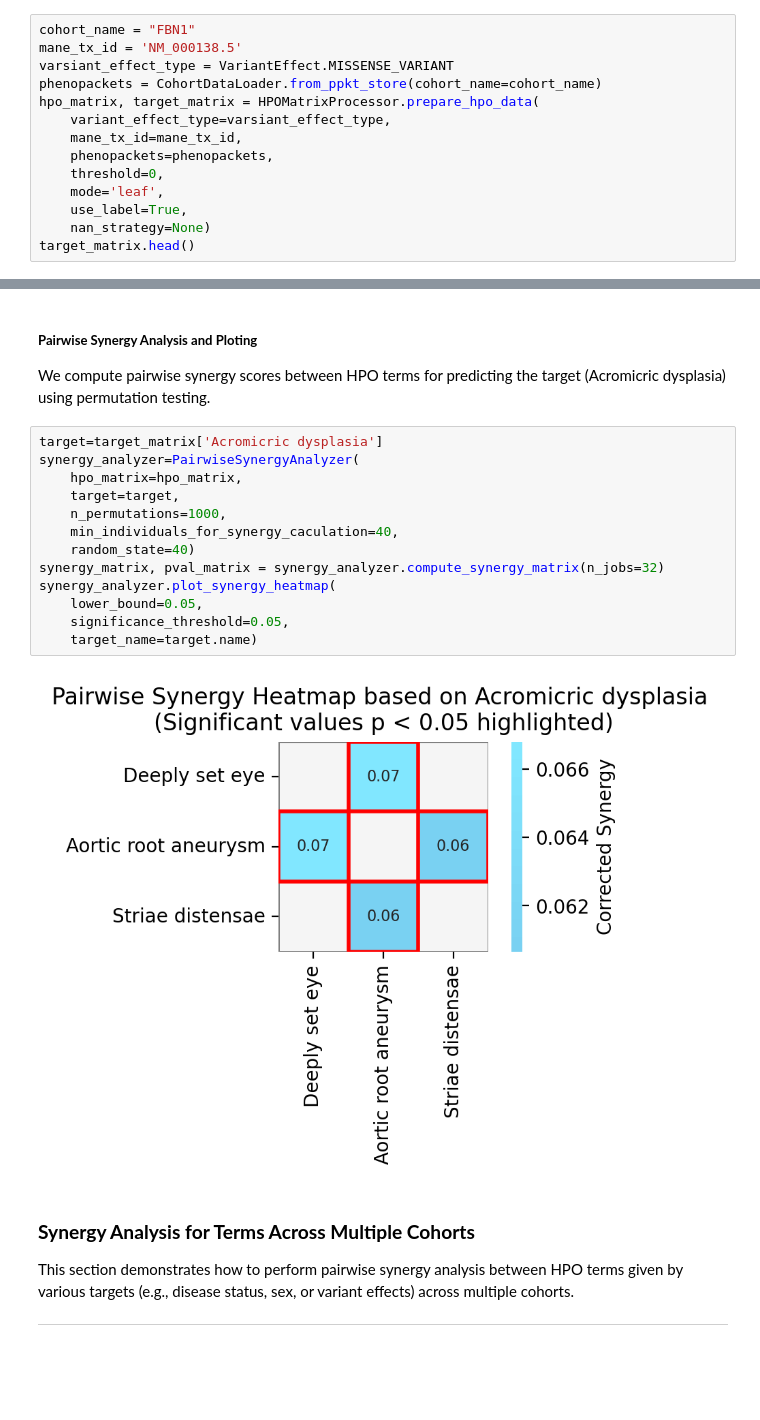
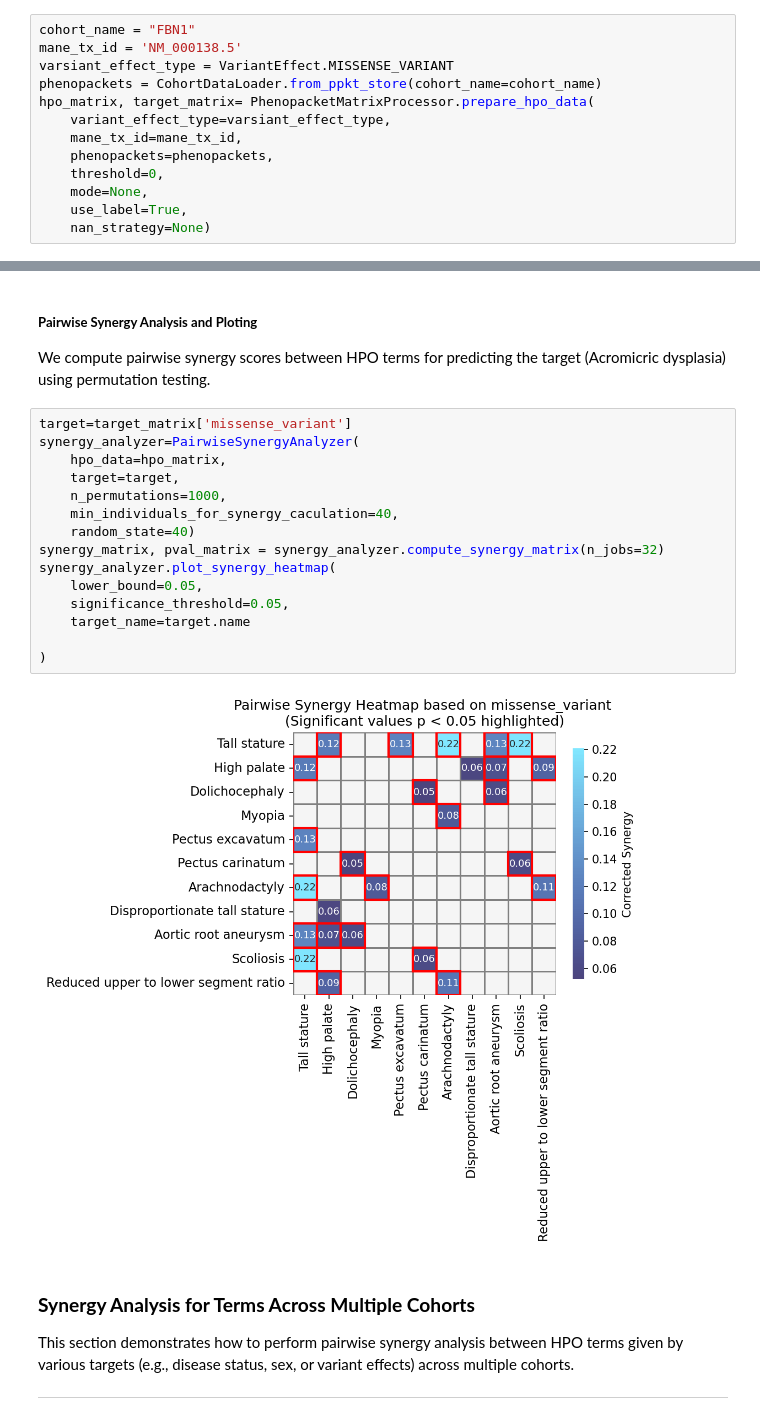
Before and after one commit to P2GX/ppkt2synergy, a Jupyter notebook: src/ppkt2synergy/synergy_analysis_workflow.ipynb, the cells around one changed output, grey strips where cells are left out. Drawn from its saved outputs; the diff is of its cells as text; blank space fills up the shorter version.

```diff
--- a/src/ppkt2synergy/synergy_analysis_workflow.ipynb
+++ b/src/ppkt2synergy/synergy_analysis_workflow.ipynb
@@ -30,12 +30,11 @@ cohort_name = "FBN1"
 mane_tx_id = 'NM_000138.5'
 varsiant_effect_type = VariantEffect.MISSENSE_VARIANT
 phenopackets = CohortDataLoader.from_ppkt_store(cohort_name=cohort_name)
-hpo_matrix, target_matrix = HPOMatrixProcessor.prepare_hpo_data(
+hpo_matrix, target_matrix= PhenopacketMatrixProcessor.prepare_hpo_data(
     variant_effect_type=varsiant_effect_type,
     mane_tx_id=mane_tx_id,
     phenopackets=phenopackets,
     threshold=0,
-    mode='leaf',
+    mode=None,
     use_label=True,
     nan_strategy=None)
-target_matrix.head()
@@ -50,20 +51,22 @@ target_matrix.head()
 ##### **Pairwise Synergy Analysis and Ploting**
 We compute pairwise synergy scores between HPO terms for predicting the target (Acromicric dysplasia) using permutation testing.
 # %%
-target=target_matrix['Acromicric dysplasia']
+target=target_matrix['missense_variant']
 synergy_analyzer=PairwiseSynergyAnalyzer(
-    hpo_matrix=hpo_matrix,
+    hpo_data=hpo_matrix,
     target=target,
     n_permutations=1000,
     min_individuals_for_synergy_caculation=40,
     random_state=40)
 synergy_matrix, pval_matrix = synergy_analyzer.compute_synergy_matrix(n_jobs=32)
 synergy_analyzer.plot_synergy_heatmap(
     lower_bound=0.05,
     significance_threshold=0.05,
-    target_name=target.name)
+    target_name=target.name
+
+)
 # %% [output]
-[figure, old version]
+[figure, new version]
 # %% [markdown]
 ### **Synergy Analysis for Terms Across Multiple Cohorts**
 This section demonstrates how to perform pairwise synergy analysis between HPO terms given by various targets (e.g., disease status, sex, or variant effects) across multiple cohorts.
```
Also changed, not shown: parts of 14 cells of this notebook, 30 other files.
